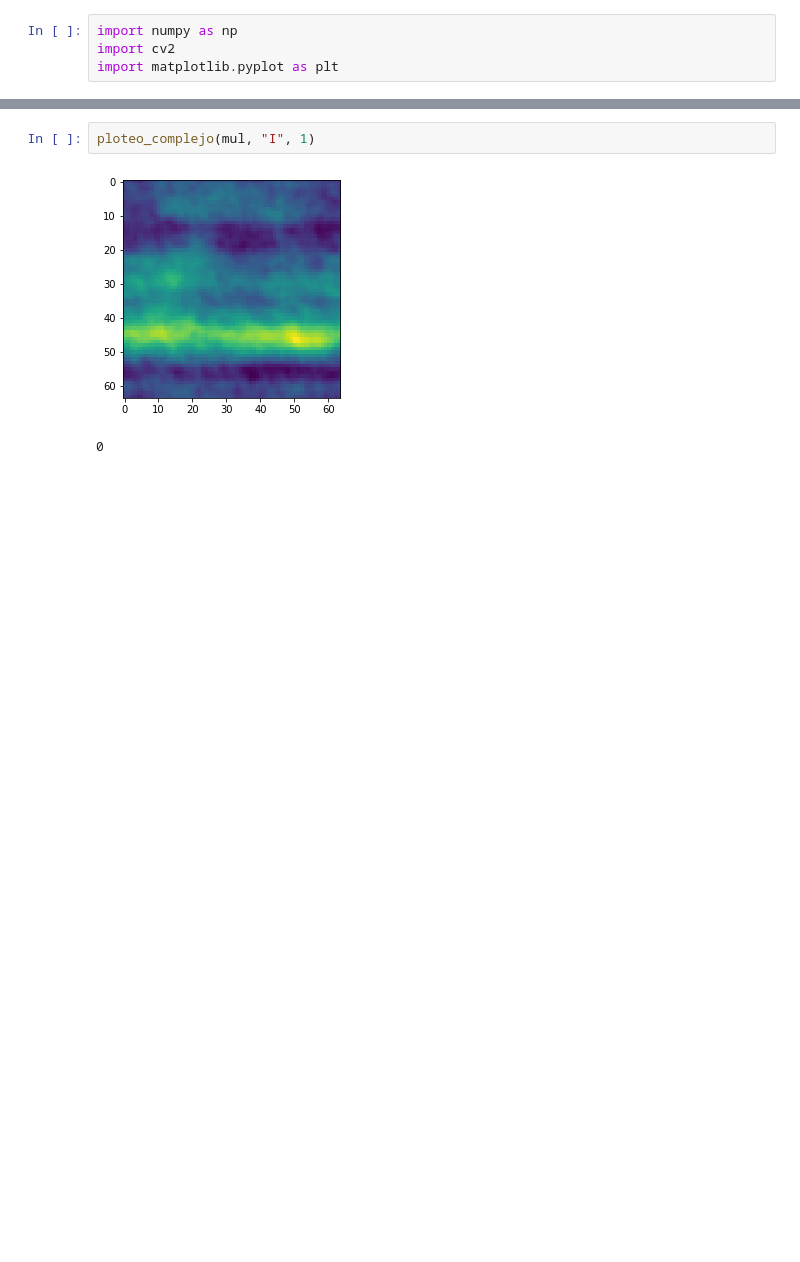
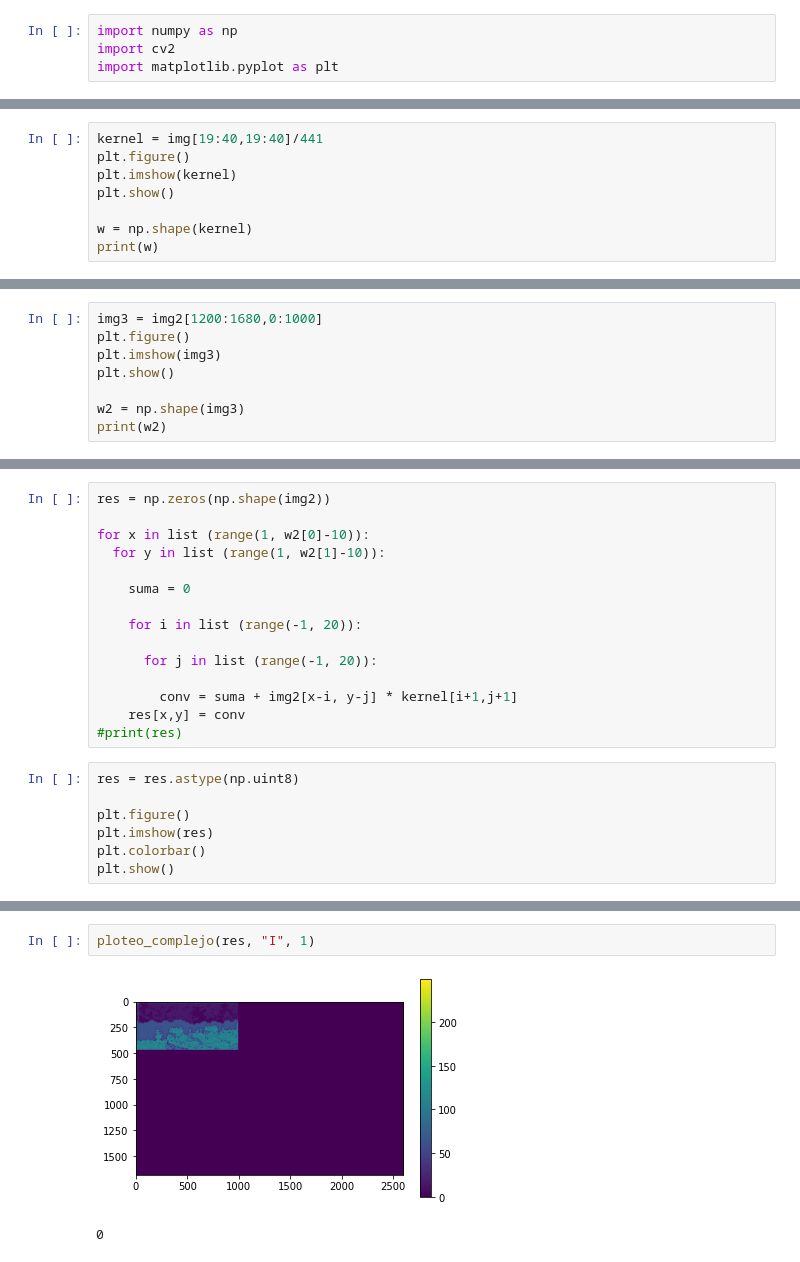
Before and after one commit to bdbejarc/Instrumentos-Opticos, a Jupyter notebook: 4c.ipynb, the cells around one changed output, grey strips where cells are left out. Cells and saved outputs as stored; diff of their text form; blank space fills up the shorter version.

```diff
--- a/4c.ipynb
+++ b/4c.ipynb
@@ -39,0 +43,8 @@ np.shape(img)
+# %%
+kernel = img[19:40,19:40]/441
+plt.figure()
+plt.imshow(kernel)
+plt.show()
+
+w = np.shape(kernel)
+print(w)
@@ -55,3 +69,11 @@ np.shape(img2)
 # %% [output]
 [figure]
 (1680, 2600)
+# %%
+img3 = img2[1200:1680,0:1000]
+plt.figure()
+plt.imshow(img3)
+plt.show()
+
+w2 = np.shape(img3)
+print(w2)
@@ -75,0 +88,22 @@ mul = np.fft.fftn(fft_img * fft_img2[808:872,1268:1332]);
+# %%
+res = np.zeros(np.shape(img2))
+
+for x in list (range(1, w2[0]-10)):
+  for y in list (range(1, w2[1]-10)):
+
+    suma = 0
+
+    for i in list (range(-1, 20)):
+
+      for j in list (range(-1, 20)):
+
+        conv = suma + img2[x-i, y-j] * kernel[i+1,j+1]
+    res[x,y] = conv
+#print(res)
+# %%
+res = res.astype(np.uint8)
+
+plt.figure()
+plt.imshow(res)
+plt.colorbar()
+plt.show()
@@ -76,5 +112,5 @@ mul = np.fft.fftn(fft_img * fft_img2[808:872,1268:1332]);
 # %%
-ploteo_complejo(mul, "I", 1)
+ploteo_complejo(res, "I", 1)
 # %% [output]
-[figure, old version]
+[figure, new version]
 0
```
Also changed, not shown: parts of 17 cells of this notebook.
